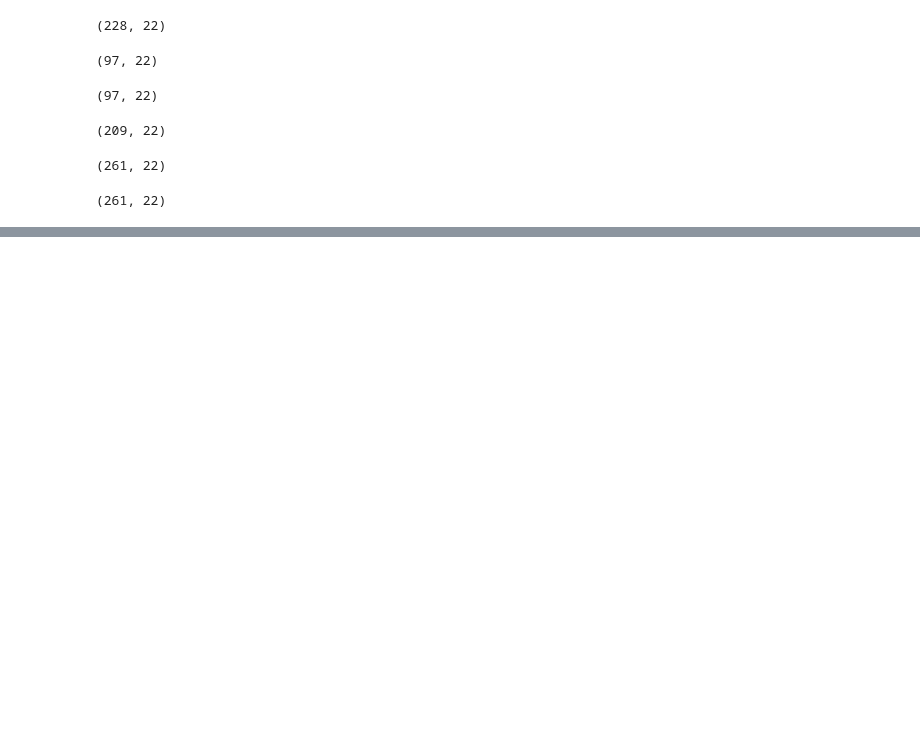
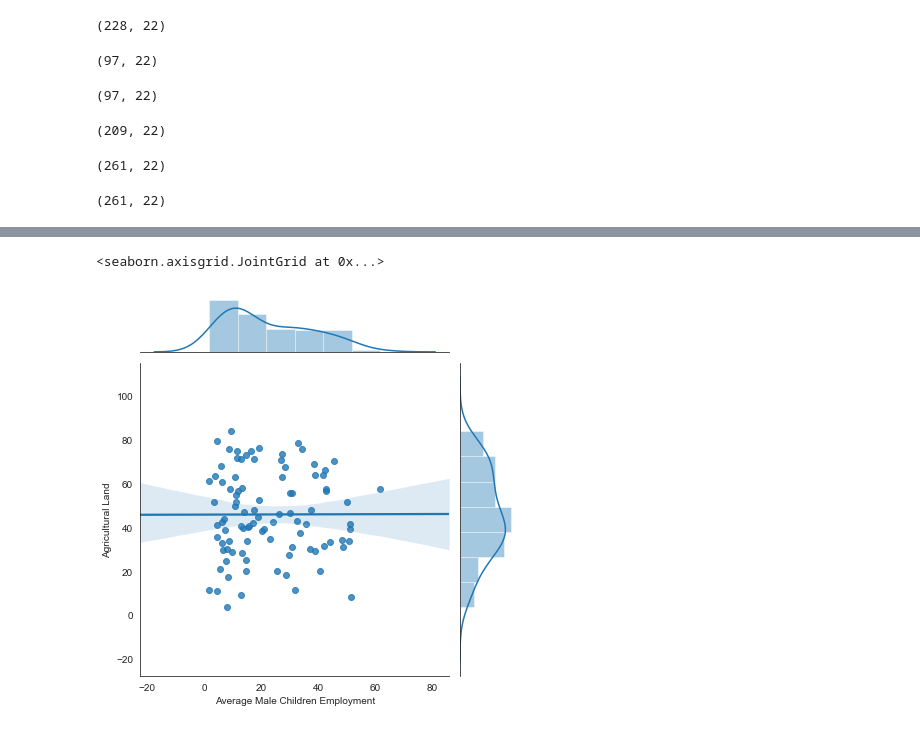
Before and after one commit to Yee-Brian14/primary_completion_rate, a Jupyter notebook: Data_Cleaning.ipynb, the cells around one changed output, grey strips where cells are left out. Cells and saved outputs as stored; diff of their text form; code cells hidden in the pictures; blank space fills up the shorter version.

```diff
--- a/Data_Cleaning.ipynb
+++ b/Data_Cleaning.ipynb
@@ -218,0 +204,7 @@ CorrMtx(corr, dropDuplicates = True)
+# %%
+sns.jointplot(x='Average Male Children Employment',y='Agricultural Land',kind='reg',data=maindf)
+# sns.distplot(maindf['Average Male Children Employment'].dropna())
+# sns.distplot(maindf['Agricultural Land'].dropna())
+# %% [output]
+<seaborn.axisgrid.JointGrid at 0x...>
+[figure, added]
```
Also changed, not shown: parts of 27 cells of this notebook, 1 other file.
